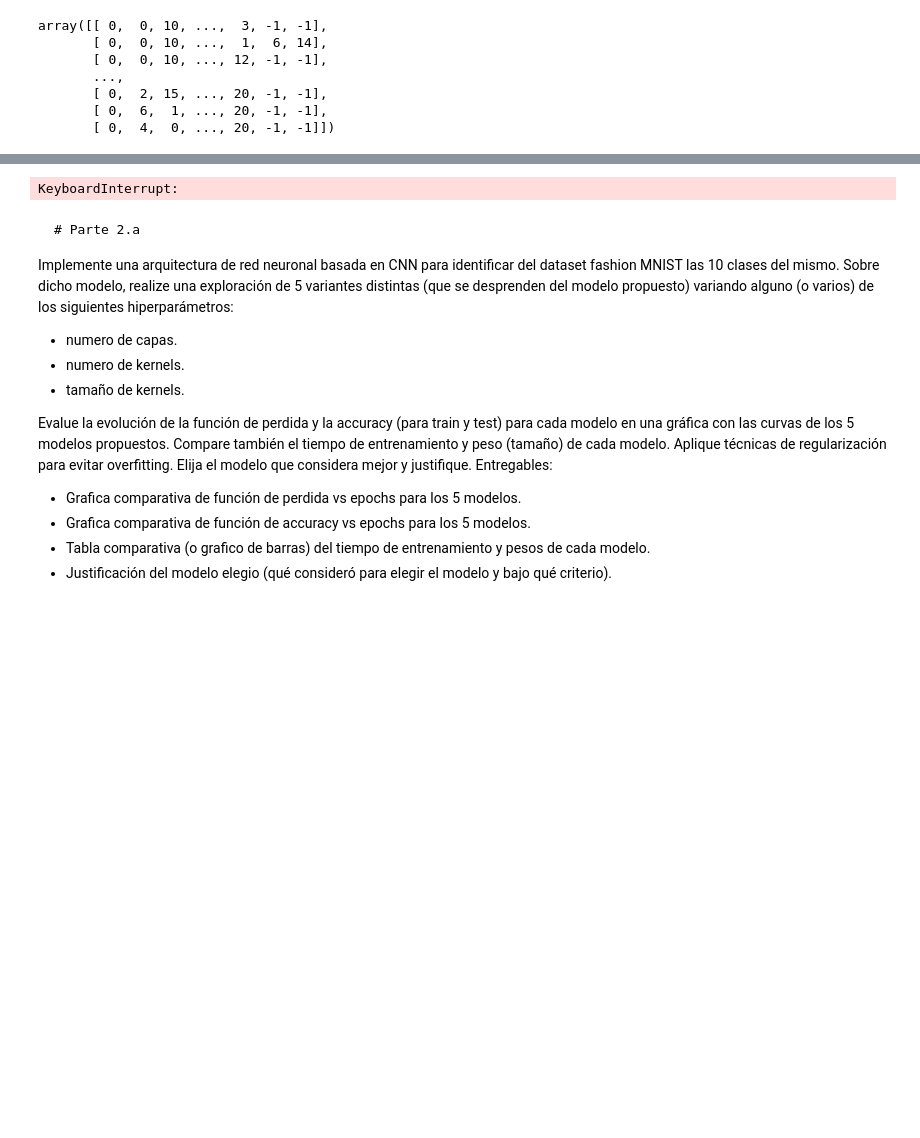
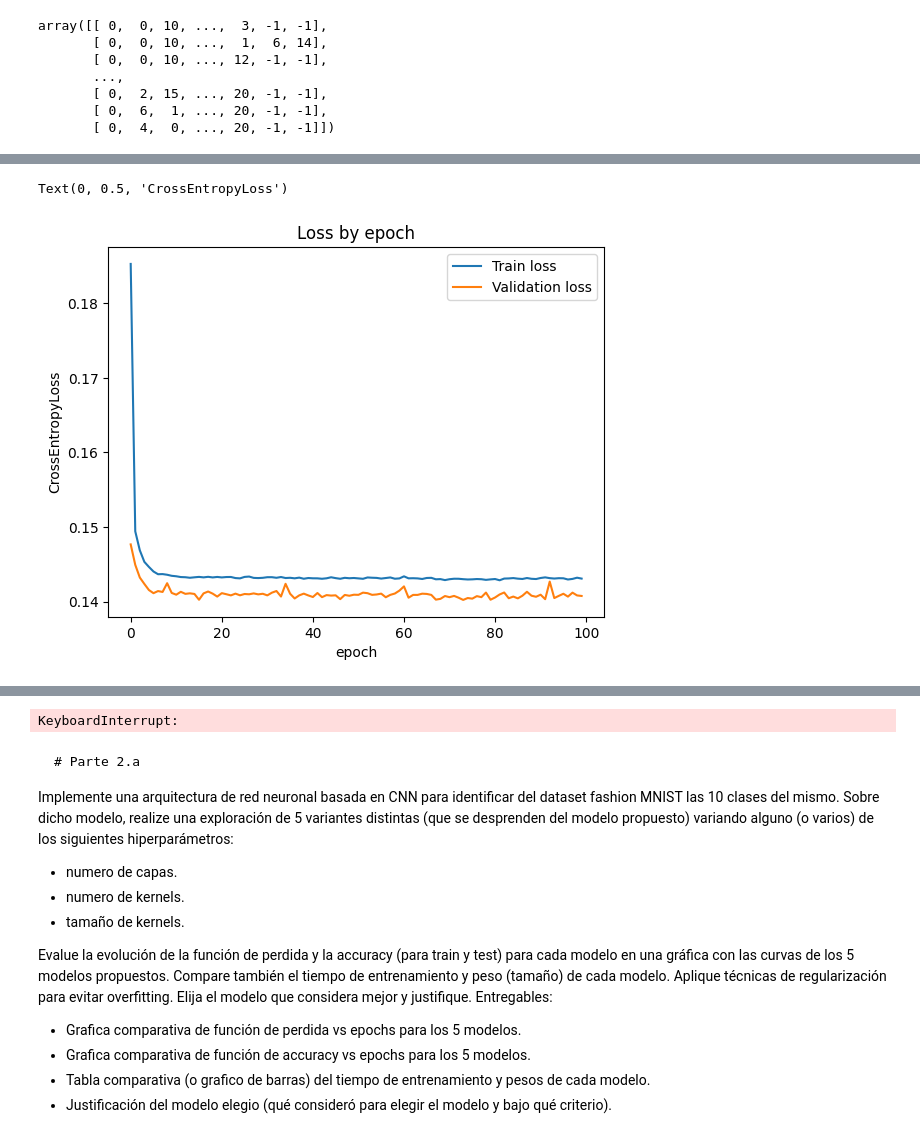
Before and after one commit to vasconcelosfer/DeepLearning, a Jupyter notebook: Deep_Learning_TP_Cohorte_16_4B2024.ipynb, the cells around one changed output, grey strips where cells are left out. Cells and saved outputs as stored; diff of their text form; code cells hidden in the pictures; blank space fills up the shorter version.

```diff
--- a/Deep_Learning_TP_Cohorte_16_4B2024.ipynb
+++ b/Deep_Learning_TP_Cohorte_16_4B2024.ipynb
@@ -51,6 +51,6 @@ from sklearn.model_selection import train_test_split
 # %%
 device = "cpu"
 if torch.cuda.is_available():
-  device = "cuda:0"
+  device = "cuda"
 device
 # %% [output]
@@ -649,17 +664,23 @@ class NNet_Emb  (torch.nn.Module):
     x = self.relu_5(x)
     x = self.output(x)
     return x
+# %%
+# Dado que las clases se encuentran desbalanceadas vamos a utilizar el argumento weight de CrossEntropy
+class_counts = np.bincount(y_train_emb)
+class_weights = 1. / class_counts  # Invertir la frecuencia para dar más peso a las clases menos frecuentes
+class_weights = class_weights / class_weights.sum()
+weights = torch.tensor(class_weights, dtype=torch.float).to(device)
 # %%
 # Instanciamos la red
 nnet_emb = NNet_Emb()
 # Copio la red neuronal al dispositivo donde entrene la red neuronal
 nnet_emb = nnet_emb.to(device)
 # Loss
-loss_function_emb = torch.nn.CrossEntropyLoss( reduction='sum')
+loss_function_emb = torch.nn.CrossEntropyLoss(weight=weights, reduction='sum')
 # loss_function = torch.nn.CrossEntropyLoss(reduction='sum')
     # torch.nn.BCELoss(reduction='sum'))
 # Optimizer
-optimizer_emb = torch.optim.Adam(nnet_emb.parameters(), lr=0.001)
+optimizer_emb = torch.optim.Adam(nnet_emb.parameters(), lr=0.001, weight_decay=0.01)
 # %%
 # cantidad de epochs
 epochs = 100
@@ -774,0 +807,12 @@ for epoch in range(epochs):
+# %%
+# Gráfica loss por epoch
+fig, ax1= plt.subplots(1,1)
+ax1.plot(train_loss_by_epoch_emb, label="Train loss")
+ax1.plot(valid_loss_by_epoch_emb, label="Validation loss")
+ax1.legend()
+ax1.set_title("Loss by epoch")
+ax1.set_xlabel("epoch")
+ax1.set_ylabel("CrossEntropyLoss")
+# %% [output]
+Text(0, 0.5, 'CrossEntropyLoss')
+[figure, added]
```
Also changed, not shown: parts of 7 cells of this notebook.
